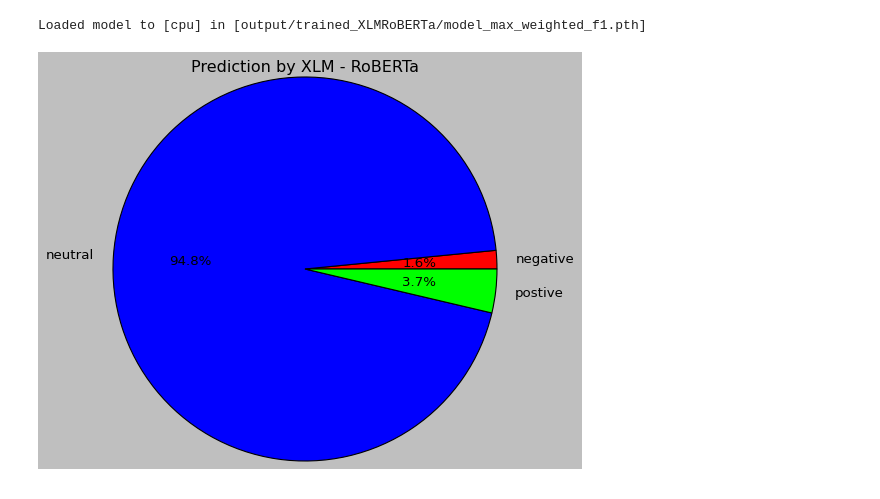
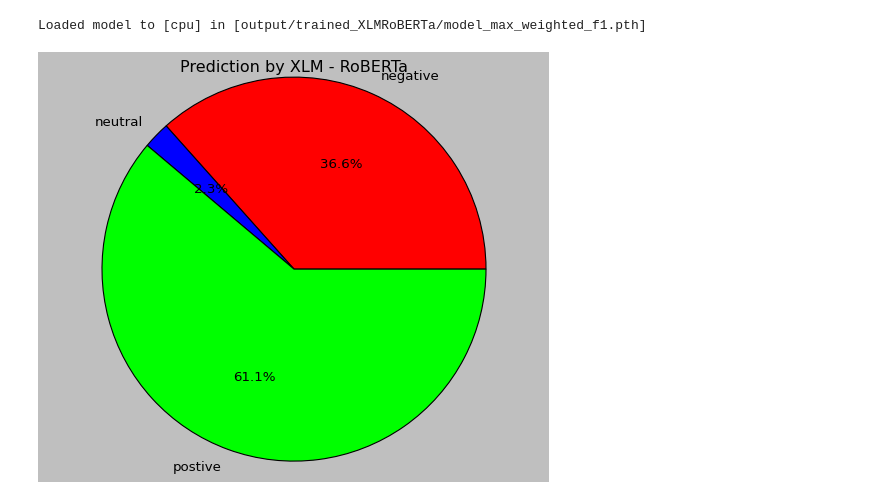
Before and after one commit to helloitsurdvq/VietnameseStockArticleClassification, a Jupyter notebook: source/07_demo.ipynb, the cells around one changed output. Cells and saved outputs as stored; diff of their text form; code cells hidden in the pictures.

```diff
--- a/source/07_demo.ipynb
+++ b/source/07_demo.ipynb
@@ -254,11 +238,11 @@ Loaded model to [cpu] in [output/trained_XLMRoBERTa/model_max_weighted_f1.pth]
 # %%
-probabilities, predicted_label = predict_xlmRoberta(sample_text, model, text_transform, label_map)
+probabilities, predicted_label = predict_xlmRoberta(input(), model, text_transform, label_map)
 
 colors = ['#FF0000', '#0000FF', '#00FF00']
 percentages = probabilities * 100
 plt.pie(percentages, labels=label_map.values(), autopct='%1.1f%%', colors=colors)
 plt.axis('equal')
 plt.title('Prediction by XLM - RoBERTa')
 plt.show()
 # %% [output]
-[figure, old version]
+[figure, new version]
```
Also changed, not shown: parts of 16 cells of this notebook.
